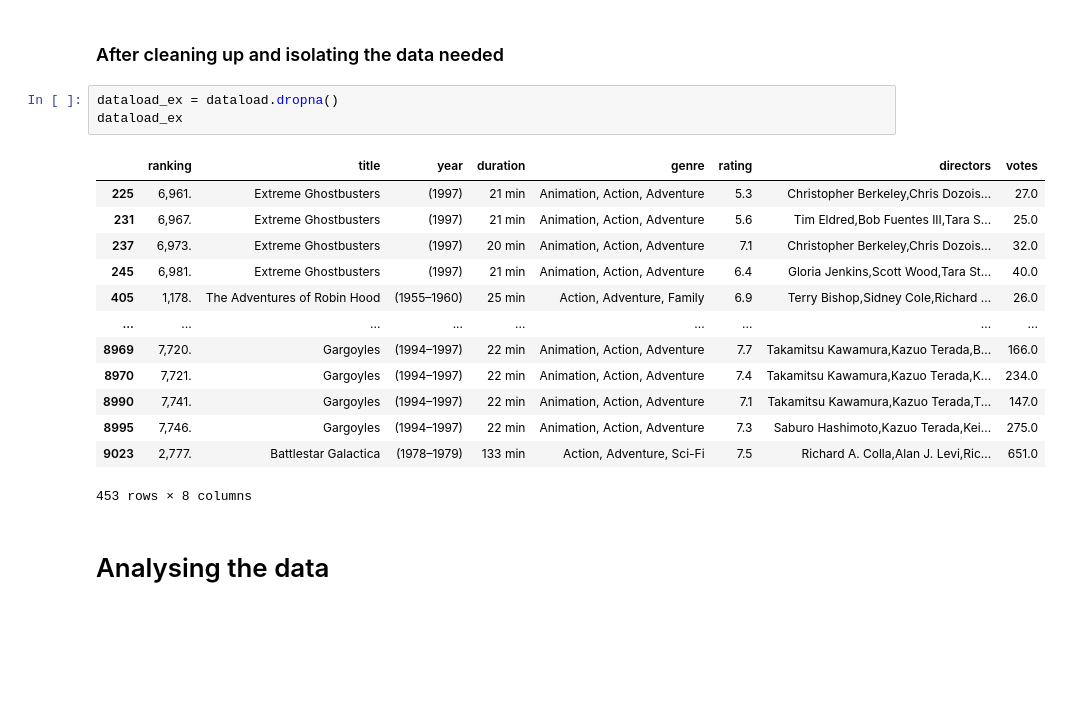
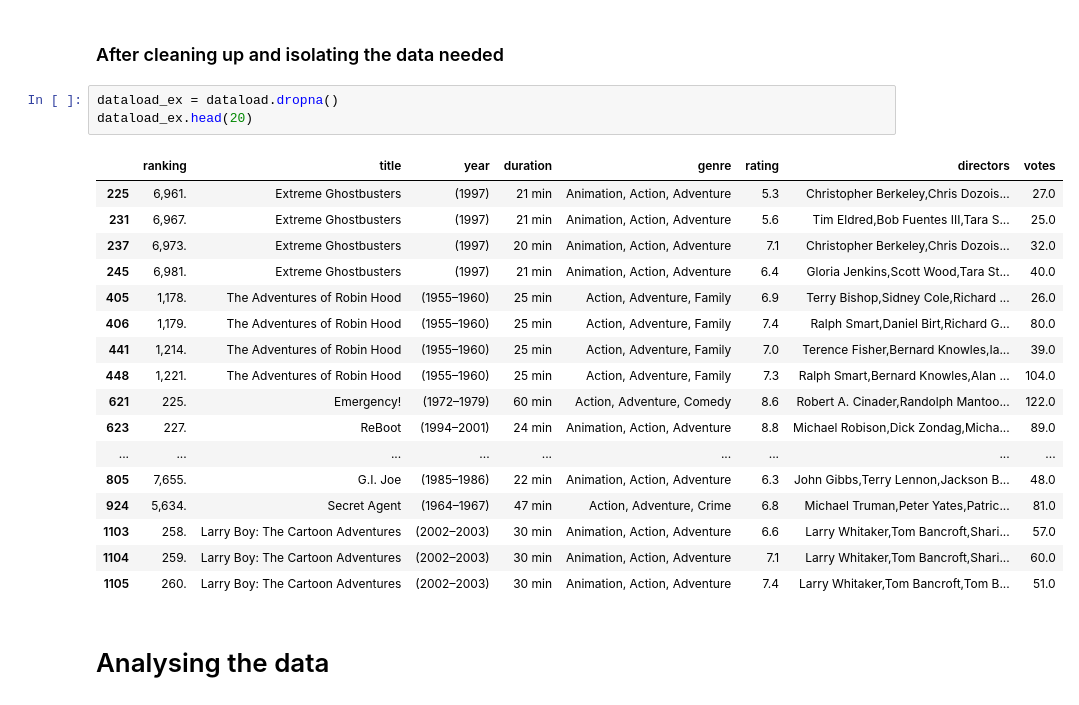
Before and after one commit to prateek-balani/data-analysis, a Jupyter notebook: data-analysis-imdb.ipynb, the cells around one changed output. Drawn from its saved outputs; the diff is of its cells as text; blank space fills up the shorter version.

```diff
--- a/data-analysis-imdb.ipynb
+++ b/data-analysis-imdb.ipynb
@@ -44,21 +35,25 @@ Index(['ranking', 'title', 'year', 'duration', 'genre', 'rating', 'directors',
 ### After cleaning up and isolating the data needed
 # %%
 dataload_ex = dataload.dropna()
-dataload_ex
+dataload_ex.head(20)
 # %% [output]
 |  | ranking | title | year | duration | genre | rating | directors | votes |
 | 225 | 6,961. | Extreme Ghostbusters | (1997) | 21 min | Animation, Action, Adventure | 5.3 | Christopher Berkeley,Chris Dozois... | 27.0 |
 | 231 | 6,967. | Extreme Ghostbusters | (1997) | 21 min | Animation, Action, Adventure | 5.6 | Tim Eldred,Bob Fuentes III,Tara S... | 25.0 |
 | 237 | 6,973. | Extreme Ghostbusters | (1997) | 20 min | Animation, Action, Adventure | 7.1 | Christopher Berkeley,Chris Dozois... | 32.0 |
 | 245 | 6,981. | Extreme Ghostbusters | (1997) | 21 min | Animation, Action, Adventure | 6.4 | Gloria Jenkins,Scott Wood,Tara St... | 40.0 |
 | 405 | 1,178. | The Adventures of Robin Hood | (1955–1960) | 25 min | Action, Adventure, Family | 6.9 | Terry Bishop,Sidney Cole,Richard ... | 26.0 |
+| 406 | 1,179. | The Adventures of Robin Hood | (1955–1960) | 25 min | Action, Adventure, Family | 7.4 | Ralph Smart,Daniel Birt,Richard G... | 80.0 |
+| 441 | 1,214. | The Adventures of Robin Hood | (1955–1960) | 25 min | Action, Adventure, Family | 7.0 | Terence Fisher,Bernard Knowles,Ia... | 39.0 |
+| 448 | 1,221. | The Adventures of Robin Hood | (1955–1960) | 25 min | Action, Adventure, Family | 7.3 | Ralph Smart,Bernard Knowles,Alan ... | 104.0 |
+| 621 | 225. | Emergency! | (1972–1979) | 60 min | Action, Adventure, Comedy | 8.6 | Robert A. Cinader,Randolph Mantoo... | 122.0 |
+| 623 | 227. | ReBoot | (1994–2001) | 24 min | Animation, Action, Adventure | 8.8 | Michael Robison,Dick Zondag,Micha... | 89.0 |
 | ... | ... | ... | ... | ... | ... | ... | ... | ... |
-| 8969 | 7,720. | Gargoyles | (1994–1997) | 22 min | Animation, Action, Adventure | 7.7 | Takamitsu Kawamura,Kazuo Terada,B... | 166.0 |
-| 8970 | 7,721. | Gargoyles | (1994–1997) | 22 min | Animation, Action, Adventure | 7.4 | Takamitsu Kawamura,Kazuo Terada,K... | 234.0 |
-| 8990 | 7,741. | Gargoyles | (1994–1997) | 22 min | Animation, Action, Adventure | 7.1 | Takamitsu Kawamura,Kazuo Terada,T... | 147.0 |
-| 8995 | 7,746. | Gargoyles | (1994–1997) | 22 min | Animation, Action, Adventure | 7.3 | Saburo Hashimoto,Kazuo Terada,Kei... | 275.0 |
-| 9023 | 2,777. | Battlestar Galactica | (1978–1979) | 133 min | Action, Adventure, Sci-Fi | 7.5 | Richard A. Colla,Alan J. Levi,Ric... | 651.0 |
+| 805 | 7,655. | G.I. Joe | (1985–1986) | 22 min | Animation, Action, Adventure | 6.3 | John Gibbs,Terry Lennon,Jackson B... | 48.0 |
+| 924 | 5,634. | Secret Agent | (1964–1967) | 47 min | Action, Adventure, Crime | 6.8 | Michael Truman,Peter Yates,Patric... | 81.0 |
+| 1103 | 258. | Larry Boy: The Cartoon Adventures | (2002–2003) | 30 min | Animation, Action, Adventure | 6.6 | Larry Whitaker,Tom Bancroft,Shari... | 57.0 |
+| 1104 | 259. | Larry Boy: The Cartoon Adventures | (2002–2003) | 30 min | Animation, Action, Adventure | 7.1 | Larry Whitaker,Tom Bancroft,Shari... | 60.0 |
+| 1105 | 260. | Larry Boy: The Cartoon Adventures | (2002–2003) | 30 min | Animation, Action, Adventure | 7.4 | Larry Whitaker,Tom Bancroft,Tom B... | 51.0 |
-453 rows × 8 columns
 # %% [markdown]
 # Analysing the data
 # %% [markdown]
```
Also changed, not shown: parts of 5 cells of this notebook.
